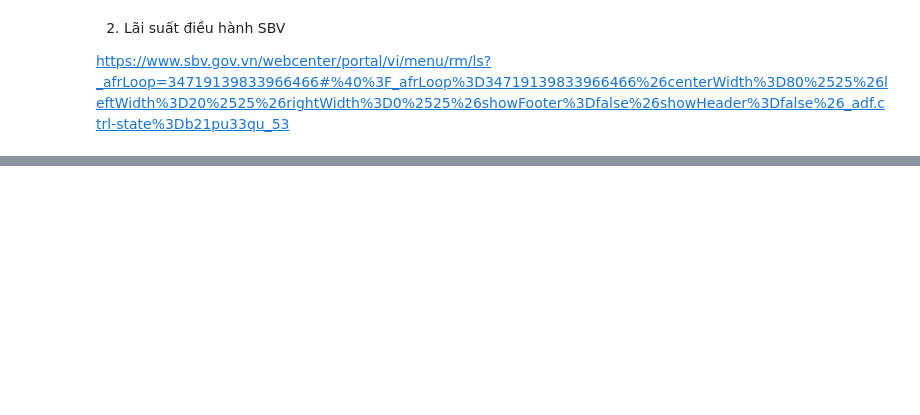
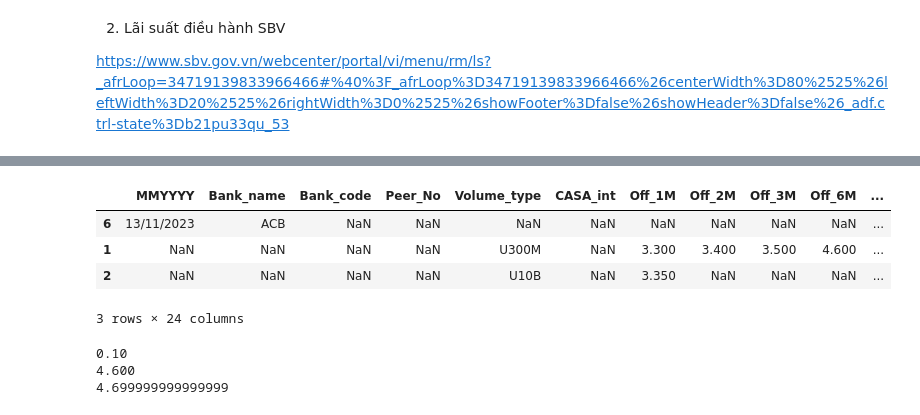
Before and after one commit to Hiienng/Analysis_TopSpendingCountries, a Jupyter notebook: Combine_LSLNH.ipynb, the cells around one changed output, grey strips where cells are left out. Cells and saved outputs as stored; diff of their text form; code cells hidden in the pictures; blank space fills up the shorter version.

```diff
--- a/Combine_LSLNH.ipynb
+++ b/Combine_LSLNH.ipynb
@@ -87,0 +189,12 @@ theframe.to_excel("/Users/nguyenhien/Desktop/Interest rate/Macro Economics/LAI_S
+# %%
+for x in range (0,10):
+    df = pd.read_excel(f"C:/Users/hiennpd3/Desktop/Material/macroe/BANG_LAI_SUAT ({x}).xlsx")
+    if df.iloc[6,1] is None:
+        None
+    else:
+        new_line = [df.iloc[0,1],df.iloc[5,1],df.iloc[6,1]]
+        new_row = pd.Series(new_line, index=theframe.columns)
+        theframe = pd.concat([theframe, new_row.to_frame().T], ignore_index=True)
+
+# warnings.filterwarnings("default")
+theframe.to_excel("C:/Users/hiennpd3/Desktop/Material/macroe/BANG_LAI_SUAT_TH.xlsx")
@@ -87,0 +212,12 @@ theframe.to_excel("/Users/nguyenhien/Desktop/Interest rate/Macro Economics/LAI_S
+# %%
+# Tạo bảng
+columns = ['MMYYYY','Bank_name', 'Bank_code', 'Peer_No', 'Volume_type', 'CASA_int', \
+           'Off_1M', 'Off_2M', 'Off_3M', 'Off_6M', \
+            'Off_12M', 'Off_13M', 'Off_18M', 'Off_24M', 'Off_36M',\
+            'Onl_1M', 'Onl_2M', 'Onl_3M', 'Onl_6M',\
+            'Onl_12M', 'Onl_13M', 'Onl_18M','Onl_24M','Onl_36M']
+
+
+Update_inst = pd.DataFrame(columns=columns)
+
+url_chrome = r"D:\Chromedriver\chromedriver.exe"
@@ -87,0 +229,10 @@ theframe.to_excel("/Users/nguyenhien/Desktop/Interest rate/Macro Economics/LAI_S
+# %%
+def convert_to_float(value):
+    return round(Decimal(float(value.replace(',', '.').replace('%', '').replace('*', ''))),3)
+
+# # Send an HTTP GET request to the URL and retrieve the content
+# chrome_options = Options()
+# driver = webdriver.Chrome(service=Service(executable_path=url_chrome\
+#                                           ), options=chrome_options)
+# driver.maximize_window()
+# acb = driver.get(url_ACB)
@@ -87,0 +306,20 @@ theframe.to_excel("/Users/nguyenhien/Desktop/Interest rate/Macro Economics/LAI_S
+# %%
+Update_inst
+# %% [output]
+|  | MMYYYY | Bank_name | Bank_code | Peer_No | Volume_type | CASA_int | Off_1M | Off_2M | Off_3M | Off_6M | ... |
+| 6 | 13/11/2023 | ACB | NaN | NaN | NaN | NaN | NaN | NaN | NaN | NaN | ... |
+| 1 | NaN | NaN | NaN | NaN | U300M | NaN | 3.300 | 3.400 | 3.500 | 4.600 | ... |
+| 2 | NaN | NaN | NaN | NaN | U10B | NaN | 3.350 | NaN | NaN | NaN | ... |
+3 rows × 24 columns
+# %%
+from decimal import Decimal
+print(round(Decimal(surplus_values[0]),2))
+# print(round(Decimal(offline_values[3]),2))
+# print(round(Decimal(4.6 + 0.1),5))
+# print(4.6+0.2)
+print(convert_to_float('4.6'))
+print(4.6 + 0.1)
+# %% [output]
+0.10
+4.600
+4.699999999999999
```
Also changed, not shown: parts of 21 cells of this notebook, 1 other file.
